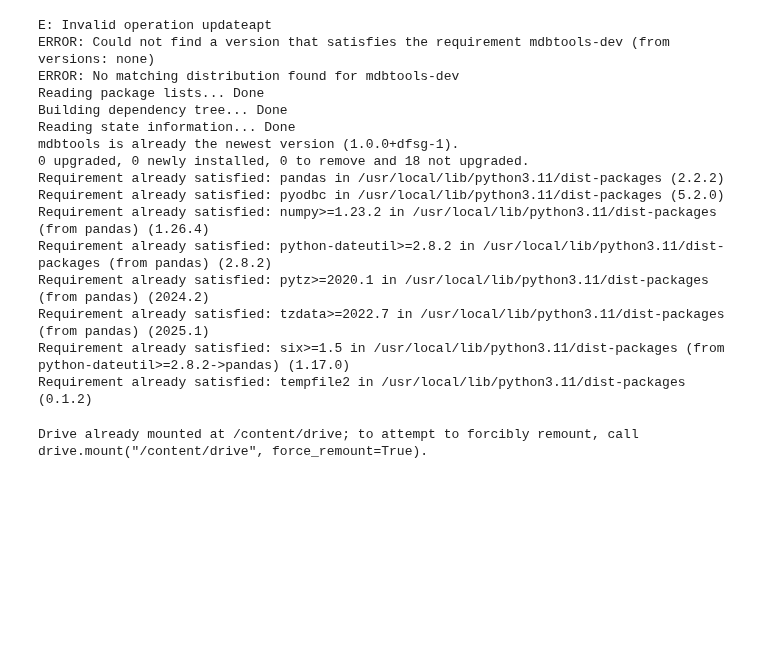
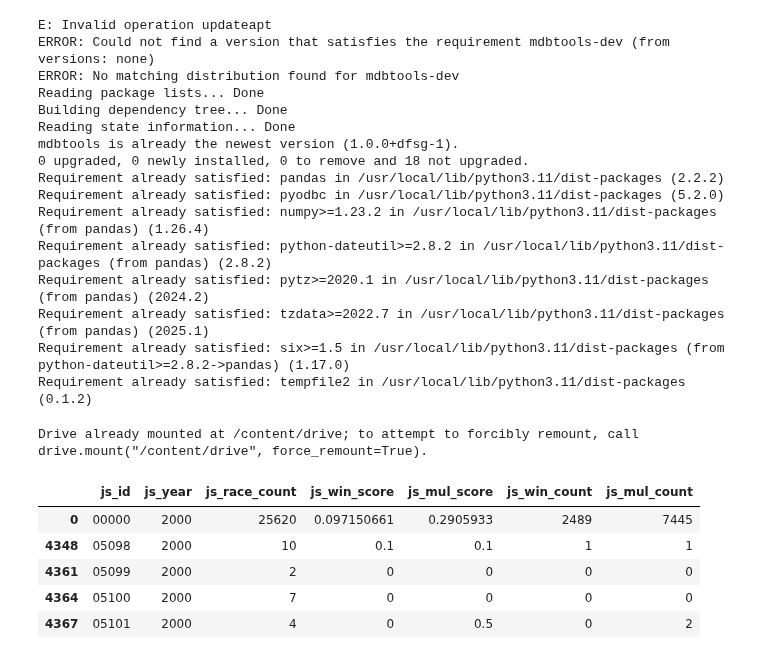
Before and after one commit to keeponing/py2_aider, a Jupyter notebook: 04_開発/04_05_jockey_アルゴリズム.ipynb, the cells around one changed output. Cells and saved outputs as stored; diff of their text form; code cells hidden in the pictures; blank space fills up the shorter version.

```diff
--- a/04_開発/04_05_jockey_アルゴリズム.ipynb
+++ b/04_開発/04_05_jockey_アルゴリズム.ipynb
@@ -59,4 +59,14 @@ k_a_util.prepare_pd_on_notebook()
 dict_statistics={}
 filepath = f'/content/drive/MyDrive/Dev/Kjvan/kjdb_score.accdb'
 df_summary = k_a_util.read_table(filepath, table_name)
+df_summary = df_summary.sort_values(by='js_year')
+# %%
+df_summary.head()
+# %% [output]
+|  | js_id | js_year | js_race_count | js_win_score | js_mul_score | js_win_count | js_mul_count |
+| 0 | 00000 | 2000 | 25620 | 0.097150661 | 0.2905933 | 2489 | 7445 |
+| 4348 | 05098 | 2000 | 10 | 0.1 | 0.1 | 1 | 1 |
+| 4361 | 05099 | 2000 | 2 | 0 | 0 | 0 | 0 |
+| 4364 | 05100 | 2000 | 7 | 0 | 0 | 0 | 0 |
+| 4367 | 05101 | 2000 | 4 | 0 | 0.5 | 0 | 2 |
 # %%
```
Also changed, not shown: parts of 2 cells of this notebook.
